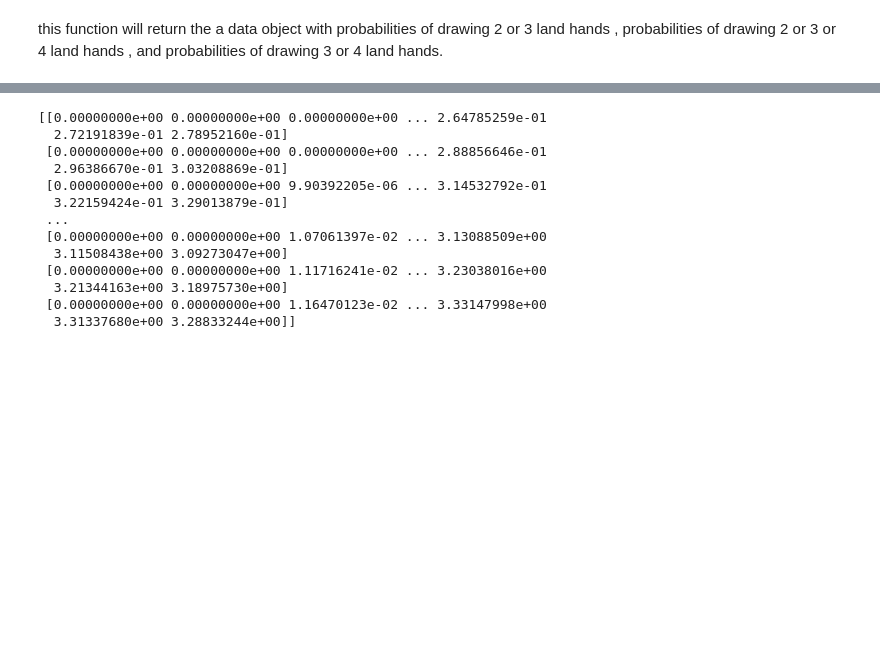
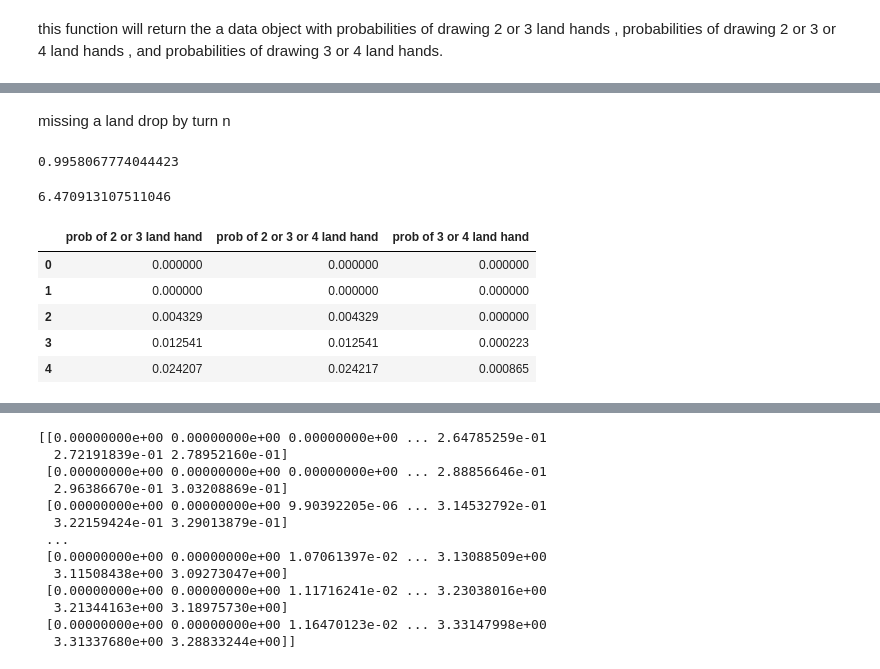
Before and after one commit to Ian-Roy/jupyterNotebooks, a Jupyter notebook: edhDeckStats.ipynb, the cells around one changed output, grey strips where cells are left out. Saved outputs shown, nothing was run; the diff lists cells and outputs as text; code cells hidden in the pictures; blank space fills up the shorter version.

```diff
--- a/edhDeckStats.ipynb
+++ b/edhDeckStats.ipynb
@@ -42,0 +44,29 @@ p.grid()
+# %% [markdown]
+missing a land drop by turn n
+# %%
+# a poc using turn 4 with 38 lands
+deck_size =99
+land_count = 38
+turn_count = 4
+hand_size = 7
+(nck(deck_size,hand_size+turn_count)- \
+ nck(deck_size -land_count,hand_size + turn_count -0)-
+ nck(deck_size-land_count,hand_size + turn_count -1)-
+ nck(deck_size-land_count,hand_size + turn_count-2)-
+ nck(deck_size-land_count,hand_size + turn_count-3)
+)\
+/nck(deck_size,hand_size+turn_count)
+# %% [output]
+0.9958067774044423
+# %%
+def get_prob_n_lands_on_turn_n(land_count):
+    total_hands = nck(deck_size,hand_size+turn_count)
+    top_count = total_hands
+    count = nck(land_count,turn_count) * nck(deck_size-turn_count,7)
+    for x in range(turn_count):
+        top_count -= nck(deck_size-land_count,hand_size + turn_count -x)
+        top_count -= nck(land_count,x)
+    return count / total_hands
+get_prob_n_lands_on_turn_n(38)
+# %% [output]
+6.470913107511046
@@ -43,3 +76,12 @@ p.grid()
+# %%
+pData.head()
+# %% [output]
+|  | prob of 2 or 3 land hand | prob of 2 or 3 or 4 land hand | prob of 3 or 4 land hand |
+| 0 | 0.000000 | 0.000000 | 0.000000 |
+| 1 | 0.000000 | 0.000000 | 0.000000 |
+| 2 | 0.004329 | 0.004329 | 0.000000 |
+| 3 | 0.012541 | 0.012541 | 0.000223 |
+| 4 | 0.024207 | 0.024217 | 0.000865 |
 # %%
 def probOfGoodHand(land,elf):
     waysToDraw2land = nck(land,2) * nck(99-land,5)
```
Also changed, not shown: parts of 11 cells of this notebook, 1 other file.
